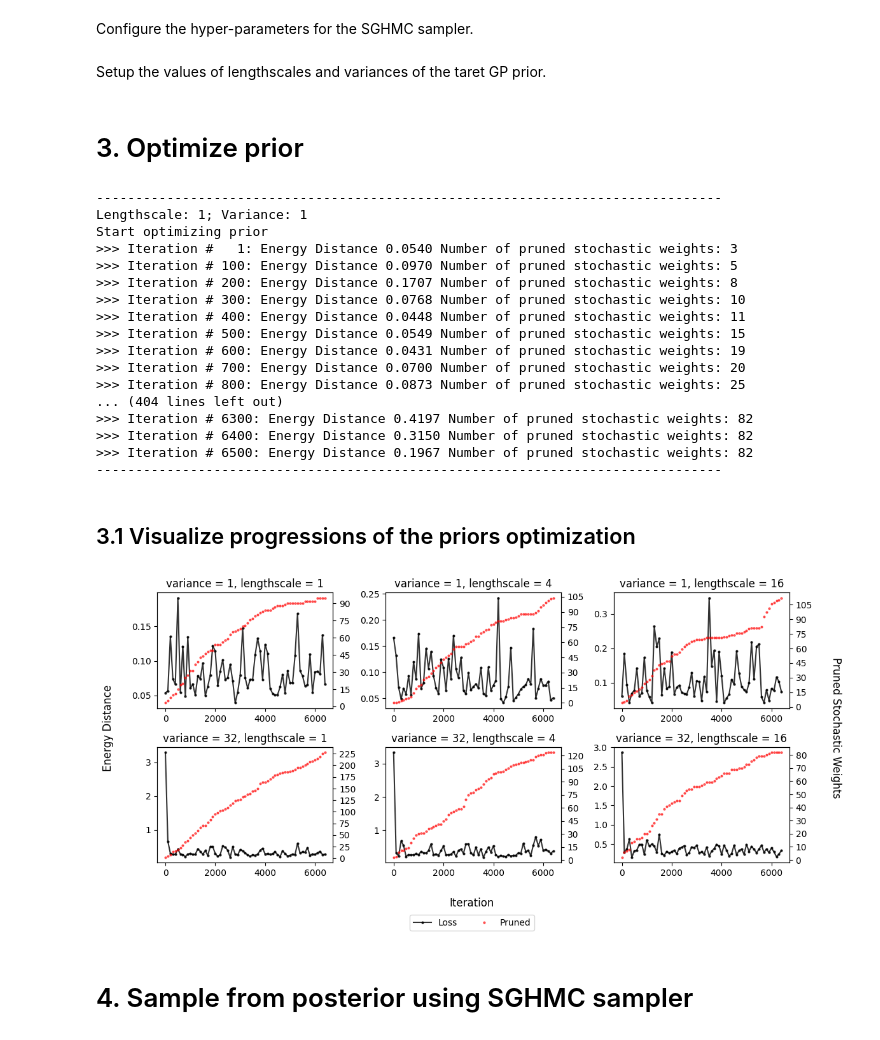
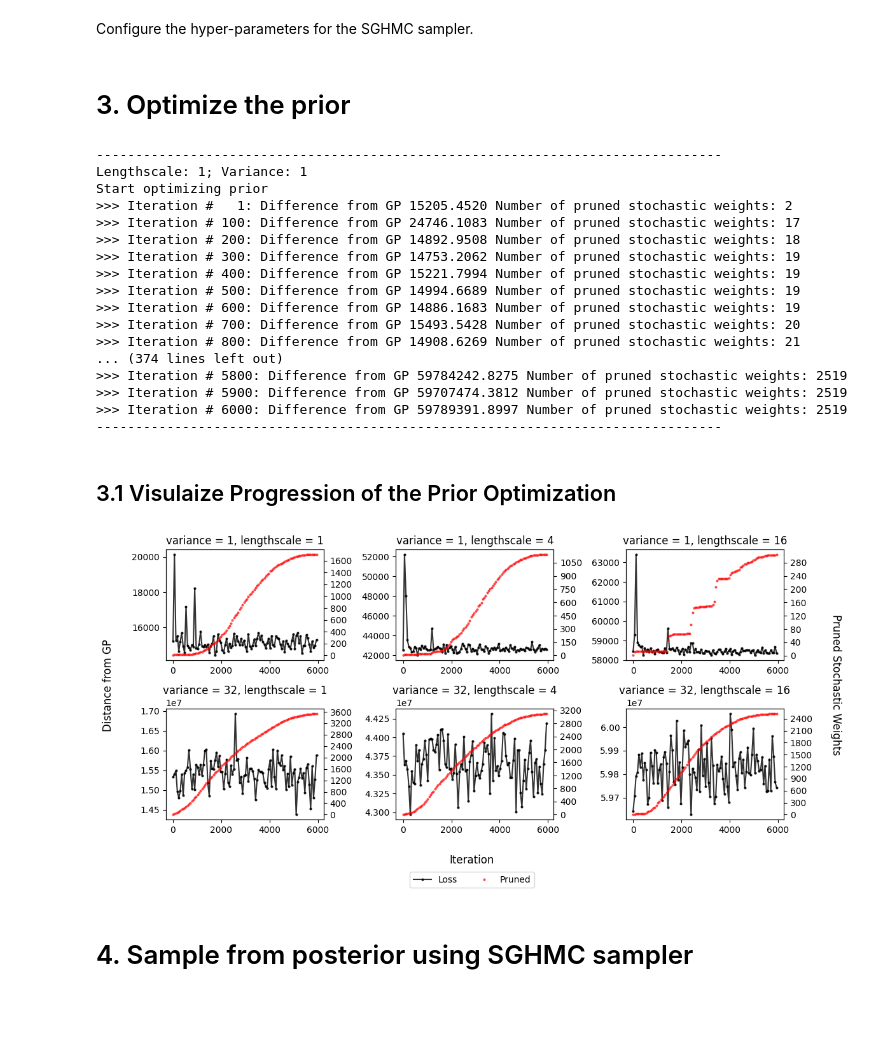
Before and after one commit to MariusLin/model-selection-partially-stochastic-nn, a Jupyter notebook: Notebooks/2D_classification.ipynb, the cells around one changed output. Cells and saved outputs as stored; diff of their text form; code cells hidden in the pictures; blank space fills up the shorter version.

```diff
--- a/Notebooks/2D_classification.ipynb
+++ b/Notebooks/2D_classification.ipynb
@@ -81,0 +79,16 @@ num_datapoints = X.shape[0]
+# %%
+# Configurations for the prior optimization
+D = 3
+mapper_batch_size = 256
+prior_opt_configurations = {
+    "n_data": mapper_batch_size,                            # The batch size
+    "num_iters": 6000,                                      # The number of iterations of the prior optimization
+    "output_dim": 1,                                        # The dimension of the output
+    "lambd": (torch.tensor([0.5, 1.5])/D).to(device),       # The regularization parameters for the layers
+    "n_samples": 128,                                       # The number of function samples
+    "lr": 1e-1,                                             # The learning rate for the optimizer
+    "print_every": 100,                                     # After how many epochs a evaluation should be printed
+    "save_ckpt_every":500,                                  # After how many epochs a checkpoint should be saved
+    "shift": 1,                                             # The shift of the schedule for the regularization of the loss
+    "scale": 12                                             # The scale of the schedule for the regularization of the loss
+}
@@ -94,5 +111,3 @@ sampling_configs = {
     "mdecay": 1e-2,                   # Momentum coefficient
     "print_every_n_samples": 5
 }
-# %% [markdown]
-Setup the values of lengthscales and variances of the taret GP prior.
@@ -102,5 +114,5 @@ lengthscales = [1, 4, 16]
 # %% [markdown]
-# 3. Optimize prior
+# 3. Optimize the prior
 # %%
 masks_list = []
 for variance in variances:
@@ -123,30 +135,24 @@ for variance in variances:
         # BEFORE RBF
         kernel = kernels.Exponential(
             input_dim,
-            lengthscales=torch.tensor([lengthscale], dtype=torch.double),
-            variance=torch.tensor([variance], dtype=torch.double))
-        gp = GPR(X_.reshape([mapper_batch_size, -1]).double(),
-                            util.to_one_hot(y_, 2).double(),
-                            kern=kernel, mean_function=mean_functions.Zero())
-        gp = gp.to(device)
+            lengthscales=torch.tensor([lengthscale], dtype=torch.double, device = device),
+            variance=torch.tensor([variance], dtype=torch.double, device = device))
 
         # Initialize tunable MLP prior
-        mlp_reparam = FactorizedGaussianMLPReparameterization(input_dim, output_dim,
-            hidden_dims, activation_fn, D= D, scaled_variance=True)
-        mlp_reparam = mlp_reparam.to(device)
+        opt_bnn_sparse = FactorizedGaussianMLPReparameterization(input_dim=2, output_dim=1, D = D, activation_fn=activation_fn,
+            hidden_dims=hidden_dims, device = device)
+        opt_bnn_sparse = opt_bnn_sparse.to(device)
 
         # Initialize the mapper
         saved_dir = os.path.join(OUT_DIR, "len_{}_var_{}".format(
             lengthscale, variance))
         if not os.path.isfile(saved_dir):
             os.makedirs(saved_dir, exist_ok=True)
-        mapper = PriorOptimisationMapper(out_dir=saved_dir)
+        mapper = PriorOptimisationMapper(out_dir=saved_dir, device=device, kernel = kernel).to(device)
 
         # Start optimization
         print("Start optimizing prior")
-        p_hist, loss_hist = mapper.optimize(net = mlp_reparam, gp = gp, data_generator = rand_generator,
-            lambd= lambd_sd, n_data = mapper_batch_size, num_iters = num_iters, print_every=print_every, output_dim = 1,
-            D= D, n_samples = num_samples)
+        p_hist, loss_hist = mapper.optimize(opt_bnn_sparse, rand_generator,**prior_opt_configurations)
         path = os.path.join(saved_dir, "loss_values.log")
         if not os.path.isfile(saved_dir):
             os.makedirs(saved_dir, exist_ok=True)
@@ -156,31 +162,31 @@ for variance in variances:
             os.makedirs(saved_dir, exist_ok=True)
         np.savetxt(path, p_hist, fmt='%.6e')
         print("----" * 20)
-        masks_list.append(mlp_reparam.get_det_masks())
+        masks_list.append(opt_bnn_sparse.get_det_masks())
         with open(os.path.join(saved_dir, "masks_list.pkl"), "wb") as f:
             pickle.dump(masks_list, f)
 # %% [output]
 --------------------------------------------------------------------------------
 Lengthscale: 1; Variance: 1
 Start optimizing prior
->>> Iteration #   1: Energy Distance 0.0540 Number of pruned stochastic weights: 3
->>> Iteration # 100: Energy Distance 0.0970 Number of pruned stochastic weights: 5
->>> Iteration # 200: Energy Distance 0.1707 Number of pruned stochastic weights: 8
->>> Iteration # 300: Energy Distance 0.0768 Number of pruned stochastic weights: 10
->>> Iteration # 400: Energy Distance 0.0448 Number of pruned stochastic weights: 11
->>> Iteration # 500: Energy Distance 0.0549 Number of pruned stochastic weights: 15
->>> Iteration # 600: Energy Distance 0.0431 Number of pruned stochastic weights: 19
->>> Iteration # 700: Energy Distance 0.0700 Number of pruned stochastic weights: 20
->>> Iteration # 800: Energy Distance 0.0873 Number of pruned stochastic weights: 25
-... (404 lines left out)
->>> Iteration # 6300: Energy Distance 0.4197 Number of pruned stochastic weights: 82
->>> Iteration # 6400: Energy Distance 0.3150 Number of pruned stochastic weights: 82
->>> Iteration # 6500: Energy Distance 0.1967 Number of pruned stochastic weights: 82
+>>> Iteration #   1: Difference from GP 15205.4520 Number of pruned stochastic weights: 2
+>>> Iteration # 100: Difference from GP 24746.1083 Number of pruned stochastic weights: 17
+>>> Iteration # 200: Difference from GP 14892.9508 Number of pruned stochastic weights: 18
+>>> Iteration # 300: Difference from GP 14753.2062 Number of pruned stochastic weights: 19
+>>> Iteration # 400: Difference from GP 15221.7994 Number of pruned stochastic weights: 19
+>>> Iteration # 500: Difference from GP 14994.6689 Number of pruned stochastic weights: 19
+>>> Iteration # 600: Difference from GP 14886.1683 Number of pruned stochastic weights: 19
+>>> Iteration # 700: Difference from GP 15493.5428 Number of pruned stochastic weights: 20
+>>> Iteration # 800: Difference from GP 14908.6269 Number of pruned stochastic weights: 21
+... (374 lines left out)
+>>> Iteration # 5800: Difference from GP 59784242.8275 Number of pruned stochastic weights: 2519
+>>> Iteration # 5900: Difference from GP 59707474.3812 Number of pruned stochastic weights: 2519
+>>> Iteration # 6000: Difference from GP 59789391.8997 Number of pruned stochastic weights: 2519
 --------------------------------------------------------------------------------
 # %% [markdown]
-## 3.1 Visualize progressions of the priors optimization
+## 3.1 Visulaize Progression of the Prior Optimization
 # %%
-indices = np.arange(num_iters)[::100]
+indices = np.arange(prior_opt_configurations["num_iters"])[::60]
 fig, axs = plt.subplots(2, 3, figsize=(11, 5), sharex=False, dpi=100)
 
 # For collecting legend handles/labels
@@ -190,35 +196,35 @@ all_labels = []
 for i, variance in enumerate(variances):
     for j, lengthscale in enumerate(lengthscales):
         sdist_file = os.path.join(OUT_DIR, f"len_{lengthscale}_var_{variance}", "loss_values.log")
         sdist_vals = np.loadtxt(sdist_file)
         pruned_file = os.path.join(OUT_DIR, f"len_{lengthscale}_var_{variance}", "pruned_values.log")
         pruned_vals = np.loadtxt(pruned_file)
 
         # Plot loss on primary axis
         h1, = axs[i, j].plot(indices, sdist_vals[indices], "-ok", ms=2, alpha=0.8, label="Loss")
         axs[i, j].set_title(rf"variance = {variance}, lengthscale = {lengthscale}")
 
         # Plot pruned weights on secondary y-axis
         ax2 = axs[i, j].twinx()
         h2, = ax2.plot(indices, pruned_vals[indices], "ro", ms=2, alpha=0.6, label="Pruned")
         ax2.yaxis.set_major_locator(ticker.MaxNLocator(integer=True))
 
         if i == 0 and j == 0:  # Only collect once (or use a set to avoid duplicates)
             all_handles.extend([h1, h2])
             all_labels.extend(["Loss", "Pruned"])
 
 # Shared axis labels
 fig.text(0.5, -0.05, "Iteration", ha="center", va="center", fontsize=12)
-fig.text(-0.02, 0.5, "Energy Distance", ha="center", va="center", rotation=90, fontsize=12)
+fig.text(-0.02, 0.5, "Distance from GP", ha="center", va="center", rotation=90, fontsize=12)
 fig.text(1.02, 0.5, "Pruned Stochastic Weights", ha="center", va="center", rotation=270, fontsize=12)
 
 # Add legend outside the figure (bottom center)
 fig.legend(all_handles, all_labels, loc='lower center', ncol=2, bbox_to_anchor=(0.5, -0.15))
 
 plt.tight_layout()
 plt.show()
 # %% [output]
-[figure, old version]
+[figure, new version]
 # %% [markdown]
 # 4. Sample from posterior using SGHMC sampler
 # %%
```
Also changed, not shown: parts of 8 cells of this notebook, 14 other files.
